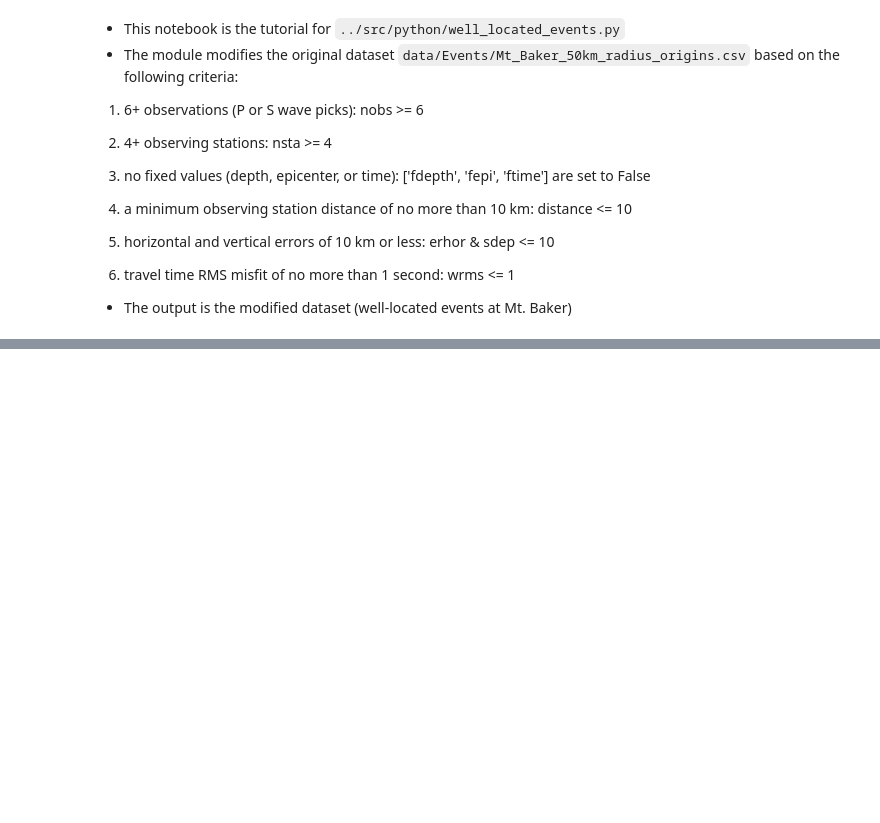
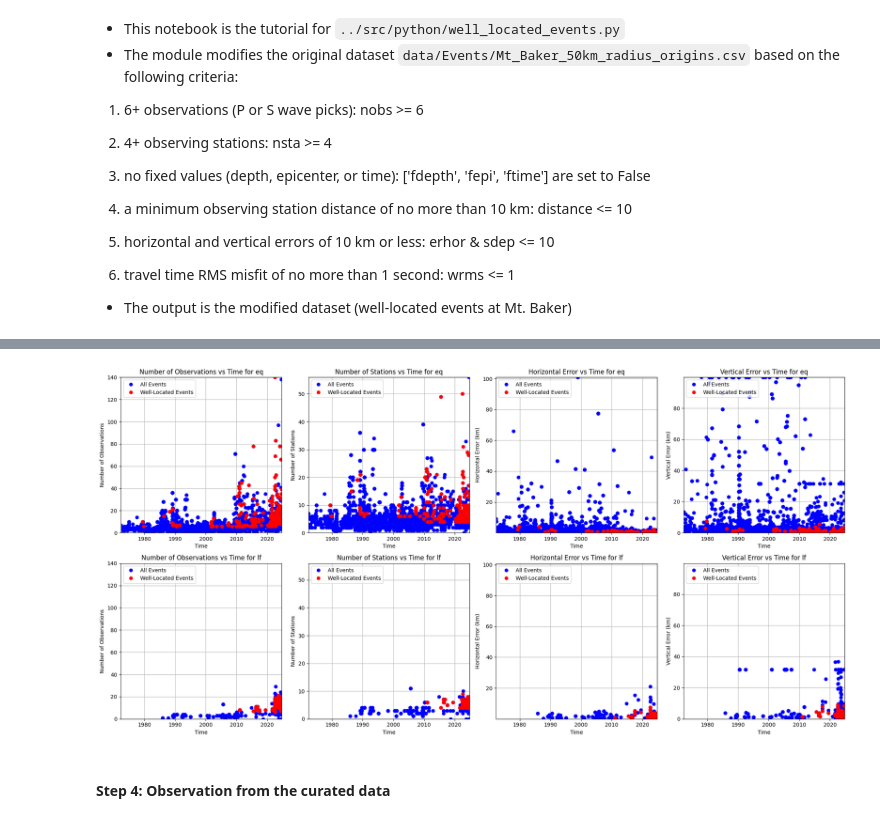
Before and after one commit to pnsn/Mt_Baker_LF_Research, a Jupyter notebook: src/notebooks/MtBaker_well_located.ipynb, the cells around one changed output, grey strips where cells are left out. Saved outputs shown, nothing was run; the diff lists cells and outputs as text; code cells hidden in the pictures; blank space fills up the shorter version.

```diff
--- a/src/notebooks/MtBaker_well_located.ipynb
+++ b/src/notebooks/MtBaker_well_located.ipynb
@@ -59,0 +176,59 @@ well_located_df
+# %%
+# create subplots
+fig, axs = plt.subplots(nrows=len(specific_event_types), ncols=4, figsize=(20, 5 * len(specific_event_types)))
+
+for i, etype in enumerate(specific_event_types):
+
+    subset1 = cleaned_df_multi_index.xs(etype, level='etype')  # xs() is cross-section. It is used to retrieve data at a specific level of a MultiIndex.
+    subset2 = curated_df_multi_index.xs(etype, level='etype')
+
+    # scatter plot for number of observations (nobs)
+    axs[i, 0].plot(subset1.index, subset1['nobs'], 'bo', label='All Events')
+    axs[i, 0].plot(subset2.index, subset2['nobs'], 'ro', label='Well-Located Events')
+    axs[i, 0].set_title(f'Number of Observations vs Time for {etype}')
+    axs[i, 0].set_xlabel('Time')
+    axs[i, 0].set_ylabel('Number of Observations')
+    axs[i, 0].set_ylim(nobs_min, nobs_max)
+    axs[i, 0].set_xlim(time_min, time_max)
+    axs[i, 0].grid(True)
+    axs[i, 0].legend(loc='upper left')
+
+    # Scatter plot for number of stations (nsta)
+    axs[i, 1].plot(subset1.index, subset1['nsta'], 'bo', label='All Events')
+    axs[i, 1].plot(subset2.index, subset2['nsta'], 'ro', label='Well-Located Events')
+    axs[i, 1].set_title(f'Number of Stations vs Time for {etype}')
+    axs[i, 1].set_xlabel('Time')
+    axs[i, 1].set_ylabel('Number of Stations')
+    axs[i, 1].set_ylim(nsta_min, nsta_max)
+    axs[i, 1].set_xlim(time_min, time_max)
+    axs[i, 1].grid(True)
+    axs[i, 1].legend(loc='upper left')
+
+    # Scatter plot for horizontal error (erhor)
+    axs[i, 2].plot(subset1.index, subset1['erhor'], 'bo', label='All Events')
+    axs[i, 2].plot(subset2.index, subset2['erhor'], 'ro', label='Well-Located Events')
+    axs[i, 2].set_title(f'Horizontal Error vs Time for {etype}')
+    axs[i, 2].set_xlabel('Time')
+    axs[i, 2].set_ylabel('Horizontal Error (km)')
+    axs[i, 2].set_ylim(erhor_min, erhor_max)
+    axs[i, 2].set_xlim(time_min, time_max)
+    axs[i, 2].grid(True)
+    axs[i, 2].legend(loc='upper left')
+
+    # Scatter plot for vertical error (sdep)
+    axs[i, 3].plot(subset1.index, subset1['sdep'], 'bo', label='All Events')
+    axs[i, 3].plot(subset2.index, subset2['sdep'], 'ro', label='Well-Located Events')
+    axs[i, 3].set_title(f'Vertical Error vs Time for {etype}')
+    axs[i, 3].set_xlabel('Time')
+    axs[i, 3].set_ylabel('Vertical Error (km)')
+    axs[i, 3].set_ylim(sdep_min, sdep_max)
+    axs[i, 3].set_xlim(time_min, time_max)
+    axs[i, 3].grid(True)
+    axs[i, 3].legend(loc='upper left')
+
+plt.tight_layout()
+plt.show()
+# %% [output]
+[figure, added]
+# %% [markdown]
+#### Step 4: Observation from the curated data
```
Also changed, not shown: parts of 13 cells of this notebook, 5 other files.
